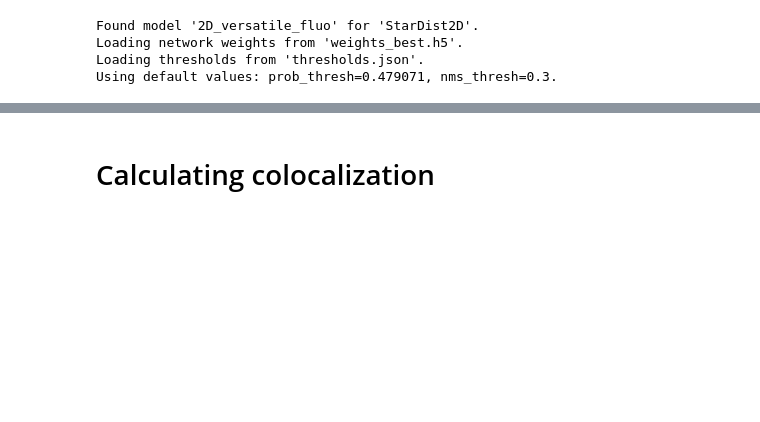
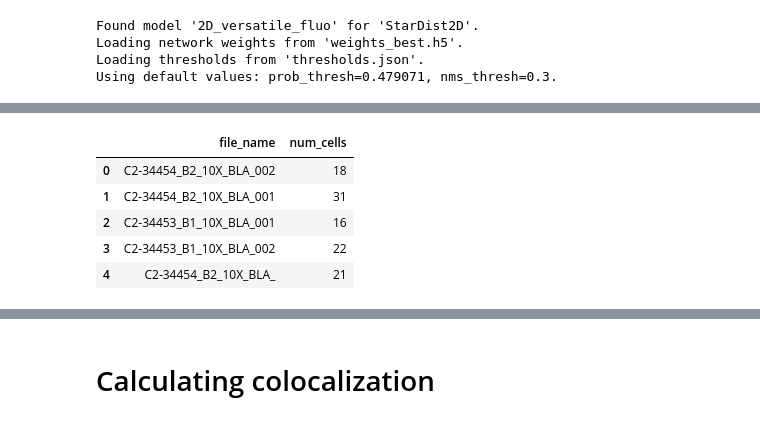
Before and after one commit to marccanela/cellrake, a Jupyter notebook: examples/example_notebook.ipynb, the cells around one changed output, grey strips where cells are left out. Cells and saved outputs as stored; diff of their text form; code cells hidden in the pictures; blank space fills up the shorter version.

```diff
--- a/examples/example_notebook.ipynb
+++ b/examples/example_notebook.ipynb
@@ -54,0 +45,9 @@ cfos_folder = Path("//folder/becell/Lab Projects/ERCstG_HighMemory/Data/Marc/git
+# %%
+pd.read_csv("./sample_data/tdt_analysis/counts.csv")
+# %% [output]
+|  | file_name | num_cells |
+| 0 | C2-34454_B2_10X_BLA_002 | 18 |
+| 1 | C2-34454_B2_10X_BLA_001 | 31 |
+| 2 | C2-34453_B1_10X_BLA_001 | 16 |
+| 3 | C2-34453_B1_10X_BLA_002 | 22 |
+| 4 | C2-34454_B2_10X_BLA_ | 21 |
```
Also changed, not shown: parts of 21 cells of this notebook, 38 other files.
